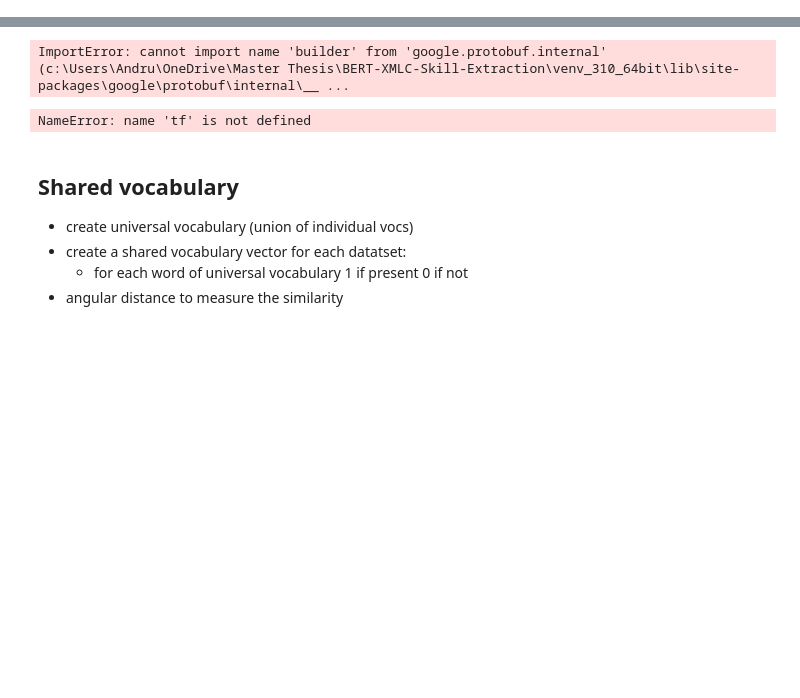
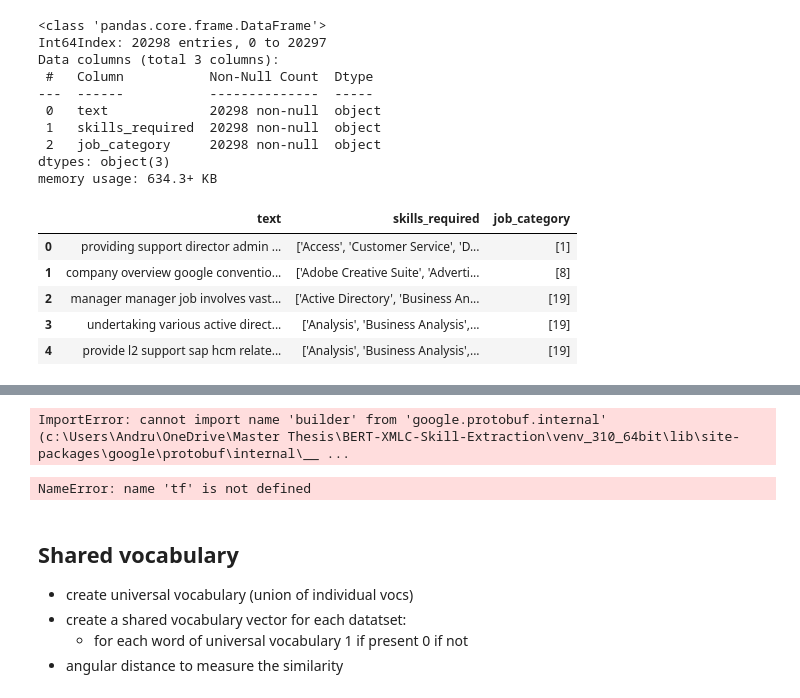
Before and after one commit to AndruOn/BERT-XMLC-Skill-Extraction, a Jupyter notebook: DataAnalysis/similarity_measurements.ipynb, the cells around one changed output, grey strips where cells are left out. Drawn from its saved outputs; the diff is of its cells as text; code cells hidden in the pictures; blank space fills up the shorter version.

```diff
--- a/DataAnalysis/similarity_measurements.ipynb
+++ b/DataAnalysis/similarity_measurements.ipynb
@@ -98,0 +66,20 @@ HINT: This error might have occurred since this system does not have Windows Lon
+# %%
+df_job.info()
+df_job.head()
+# %% [output]
+<class 'pandas.core.frame.DataFrame'>
+Int64Index: 20298 entries, 0 to 20297
+Data columns (total 3 columns):
+ #   Column           Non-Null Count  Dtype
+---  ------           --------------  -----
+ 0   text             20298 non-null  object
+ 1   skills_required  20298 non-null  object
+ 2   job_category     20298 non-null  object
+dtypes: object(3)
+memory usage: 634.3+ KB
+|  | text | skills_required | job_category |
+| 0 | providing support director admin ... | ['Access', 'Customer Service', 'D... | [1] |
+| 1 | company overview google conventio... | ['Adobe Creative Suite', 'Adverti... | [8] |
+| 2 | manager manager job involves vast... | ['Active Directory', 'Business An... | [19] |
+| 3 | undertaking various active direct... | ['Analysis', 'Business Analysis',... | [19] |
+| 4 | provide l2 support sap hcm relate... | ['Analysis', 'Business Analysis',... | [19] |
```
Also changed, not shown: parts of 15 cells of this notebook, 2 other files.
